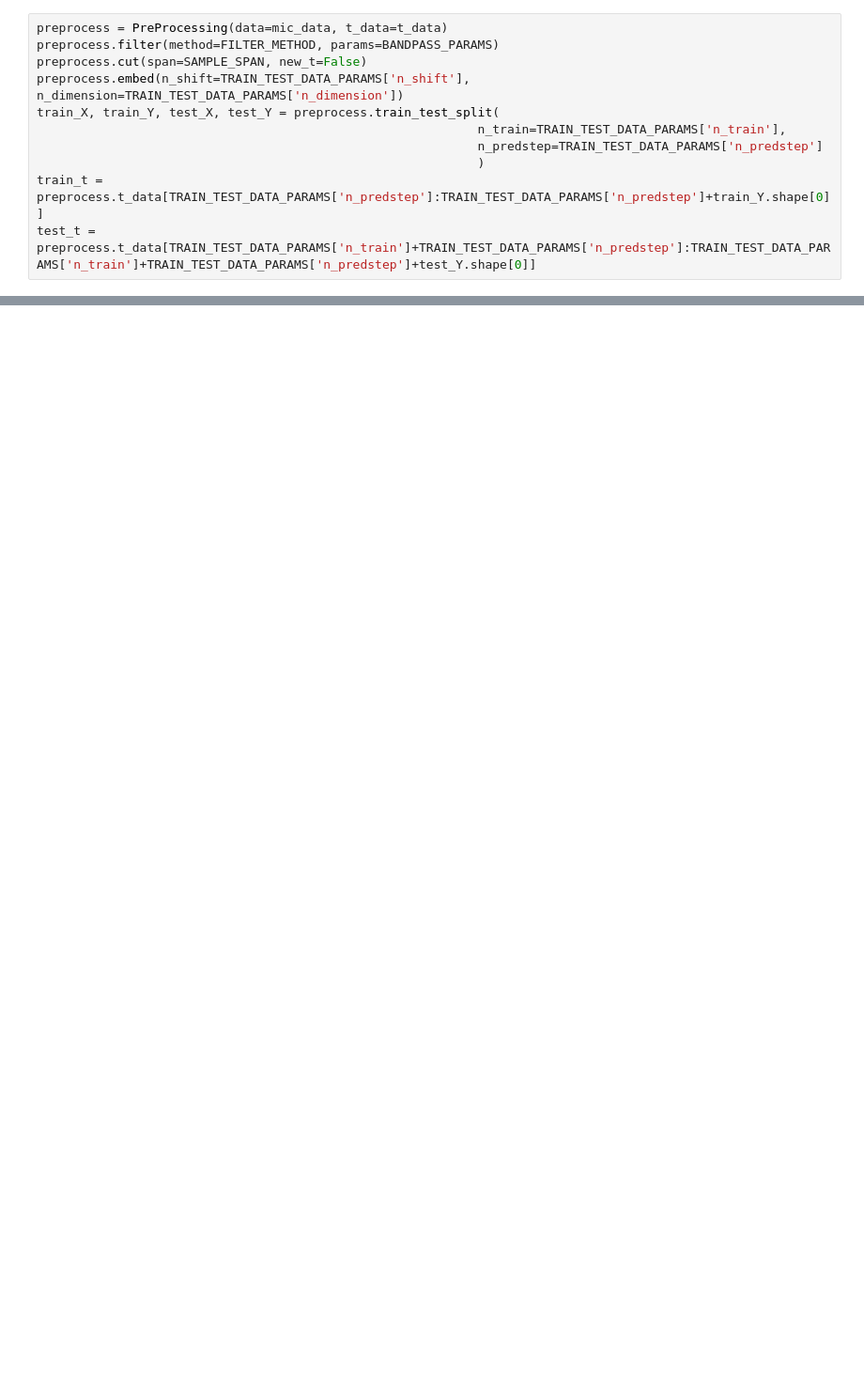
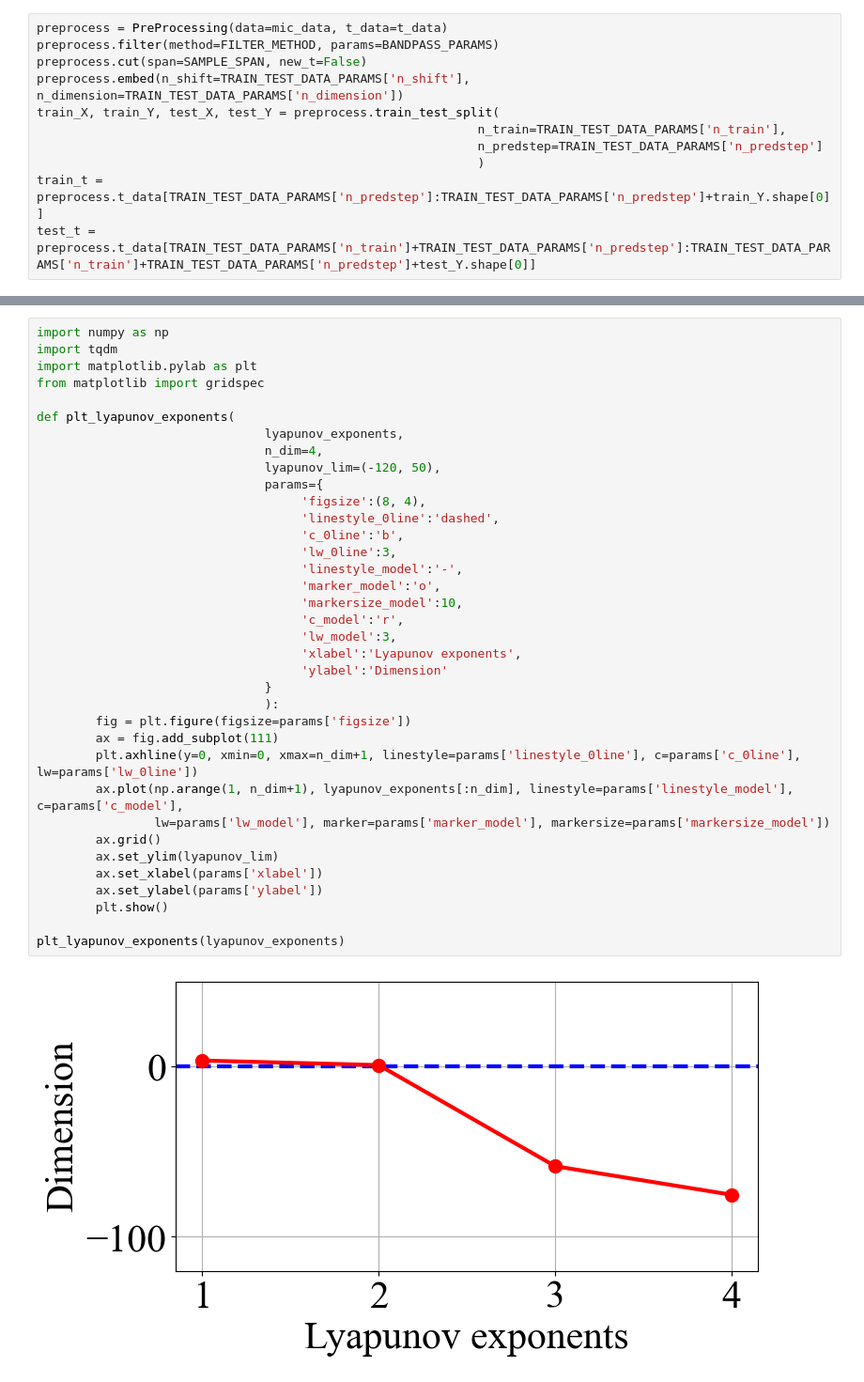
Before and after one commit to TakumiInoue0628/TSA-ESN, a Jupyter notebook: src/MRI5_NVF1_10mm.ipynb, the cells around one changed output, grey strips where cells are left out. Shown: that part at 94% size. Drawn from its saved outputs; the diff is of its cells as text; blank space fills up the shorter version.

```diff
--- a/src/MRI5_NVF1_10mm.ipynb
+++ b/src/MRI5_NVF1_10mm.ipynb
@@ -189,0 +133,38 @@ study.best_params
+# %%
+import numpy as np
+import tqdm
+import matplotlib.pylab as plt
+from matplotlib import gridspec
+
+def plt_lyapunov_exponents(
+                               lyapunov_exponents,
+                               n_dim=4,
+                               lyapunov_lim=(-120, 50),
+                               params={
+                                    'figsize':(8, 4),
+                                    'linestyle_0line':'dashed',
+                                    'c_0line':'b',
+                                    'lw_0line':3,
+                                    'linestyle_model':'-',
+                                    'marker_model':'o',
+                                    'markersize_model':10,
+                                    'c_model':'r',
+                                    'lw_model':3,
+                                    'xlabel':'Lyapunov exponents',
+                                    'ylabel':'Dimension'
+                               }
+                               ):
+        fig = plt.figure(figsize=params['figsize'])
+        ax = fig.add_subplot(111)
+        plt.axhline(y=0, xmin=0, xmax=n_dim+1, linestyle=params['linestyle_0line'], c=params['c_0line'], lw=params['lw_0line'])
+        ax.plot(np.arange(1, n_dim+1), lyapunov_exponents[:n_dim], linestyle=params['linestyle_model'], c=params['c_model'],
+                lw=params['lw_model'], marker=params['marker_model'], markersize=params['markersize_model'])
+        ax.grid()
+        ax.set_ylim(lyapunov_lim)
+        ax.set_xlabel(params['xlabel'])
+        ax.set_ylabel(params['ylabel'])
+        plt.show()
+
+plt_lyapunov_exponents(lyapunov_exponents)
+# %% [output]
+[figure, added]
```
Also changed, not shown: parts of 17 cells of this notebook, 5 other files.
